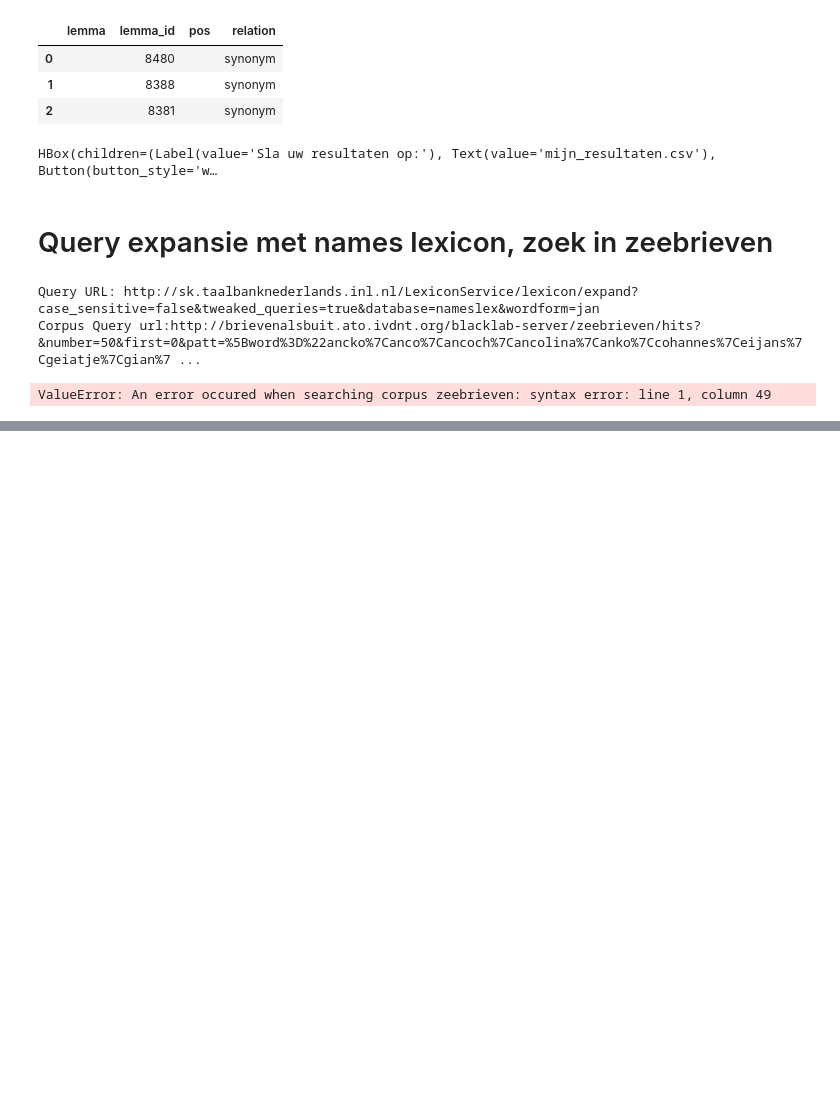
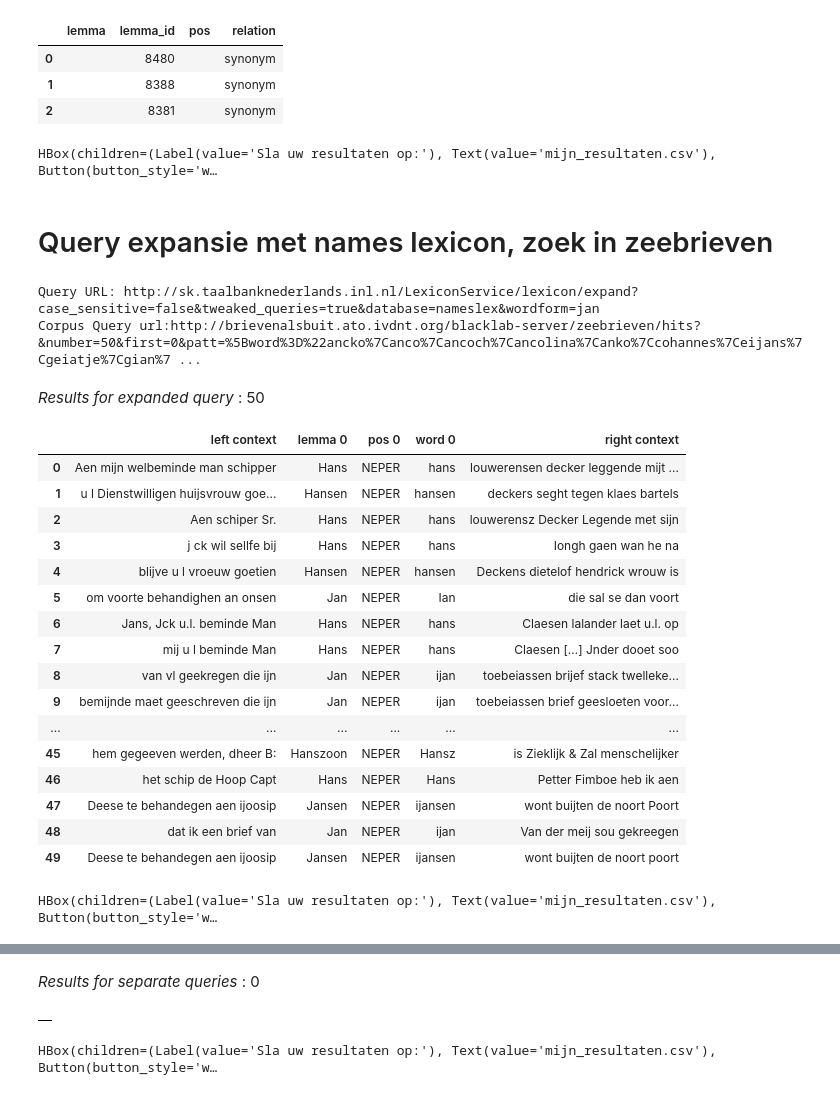
Before and after one commit to INL/chaining-search, a Jupyter notebook: namesSandbox.ipynb, the cells around one changed output, grey strips where cells are left out. Drawn from its saved outputs; the diff is of its cells as text; code cells hidden in the pictures; blank space fills up the shorter version.

```diff
--- a/namesSandbox.ipynb
+++ b/namesSandbox.ipynb
@@ -150,26 +150,44 @@ HBox(children=(Label(value='Sla uw resultaten op:'), Text(value='mijn_resultaten
 # %%
 corpus= "zeebrieven"
 search_word='jan'
 
 
 
 
 #display(HTML('Naamsvarianten bij <b>' + search_word + '</b>: ' + ", ".join(syns[1:30])))
 
 
-kwic = find_with_expanded_query(corpus,search_word, 30, 50)
+kwic = find_with_expanded_query(corpus,search_word, 500, 50)
 
 display(HTML("<i>Results for expanded query </i>: " + str(len(kwic.index))))
 
 display_df(kwic)
 
 
 kwic = find_with_separate_queries(corpus,search_word, 30, 50)
 
 display(HTML("<i>Results for separate queries </i>: " + str(len(kwic.index))))
 
 display_df(kwic)
 # %% [output]
 Query URL: http://sk.taalbanknederlands.inl.nl/LexiconService/lexicon/expand?case_sensitive=false&tweaked_queries=true&database=nameslex&wordform=jan
 Corpus Query url:http://brievenalsbuit.ato.ivdnt.org/blacklab-server/zeebrieven/hits?&number=50&first=0&patt=%5Bword%3D%22ancko%7Canco%7Cancoch%7Cancolina%7Canko%7Ccohannes%7Ceijans%7Cgeiatje%7Cgian%7 ...
+Results for expanded query : 50
+|  | left context | lemma 0 | pos 0 | word 0 | right context |
+| 0 | Aen mijn welbeminde man schipper | Hans | NEPER | hans | louwerensen decker leggende mijt ... |
+| 1 | u l Dienstwilligen huijsvrouw goe... | Hansen | NEPER | hansen | deckers seght tegen klaes bartels |
+| 2 | Aen schiper Sr. | Hans | NEPER | hans | louwerensz Decker Legende met sijn |
+| 3 | j ck wil sellfe bij | Hans | NEPER | hans | Iongh gaen wan he na |
+| 4 | blijve u l vroeuw goetien | Hansen | NEPER | hansen | Deckens dietelof hendrick wrouw is |
+| 5 | om voorte behandighen an onsen | Jan | NEPER | Ian | die sal se dan voort |
+| 6 | Jans, Jck u.l. beminde Man | Hans | NEPER | hans | Claesen lalander laet u.l. op |
+| 7 | mij u l beminde Man | Hans | NEPER | hans | Claesen […] Jnder dooet soo |
+| 8 | van vl geekregen die ijn | Jan | NEPER | ijan | toebeiassen brijef stack twelleke... |
+| 9 | bemijnde maet geeschreven die ijn | Jan | NEPER | ijan | toebeiassen brief geesloeten voor... |
+| ... | ... | ... | ... | ... | ... |
+| 45 | hem gegeeven werden, dheer B: | Hanszoon | NEPER | Hansz | is Zieklijk & Zal menschelijker |
+| 46 | het schip de Hoop Capt | Hans | NEPER | Hans | Petter Fimboe heb ik aen |
+| 47 | Deese te behandegen aen ijoosip | Jansen | NEPER | ijansen | wont buijten de noort Poort |
+| 48 | dat ik een brief van | Jan | NEPER | ijan | Van der meij sou gekreegen |
+| 49 | Deese te behandegen aen ijoosip | Jansen | NEPER | ijansen | wont buijten de noort poort |
-ValueError: An error occured when searching corpus zeebrieven: syntax error: line 1, column 49
+HBox(children=(Label(value='Sla uw resultaten op:'), Text(value='mijn_resultaten.csv'), Button(button_style='w…
@@ -176 +211,4 @@ ValueError: An error occured when searching corpus zeebrieven: syntax error: lin
+Results for separate queries : 0
+|  |
+HBox(children=(Label(value='Sla uw resultaten op:'), Text(value='mijn_resultaten.csv'), Button(button_style='w…
 # %%
```
Also changed, not shown: parts of 2 cells of this notebook.
